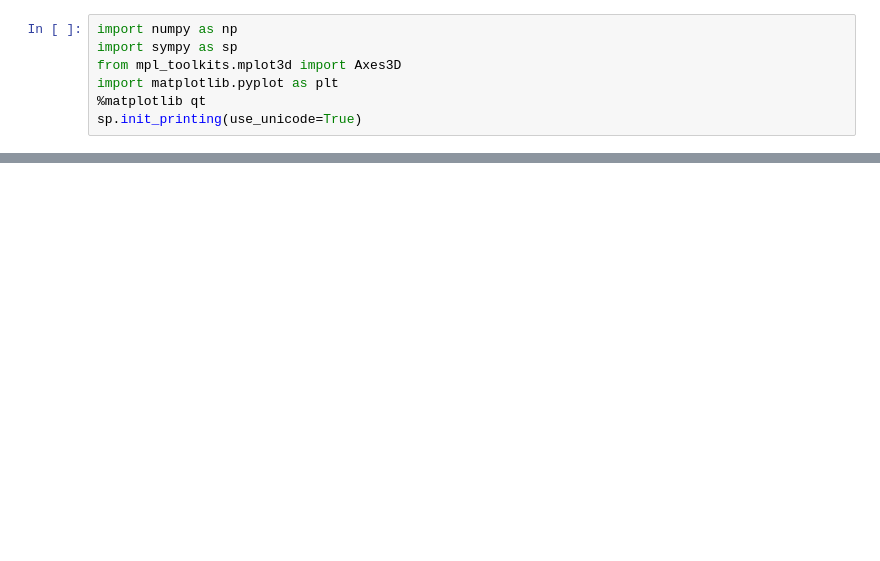
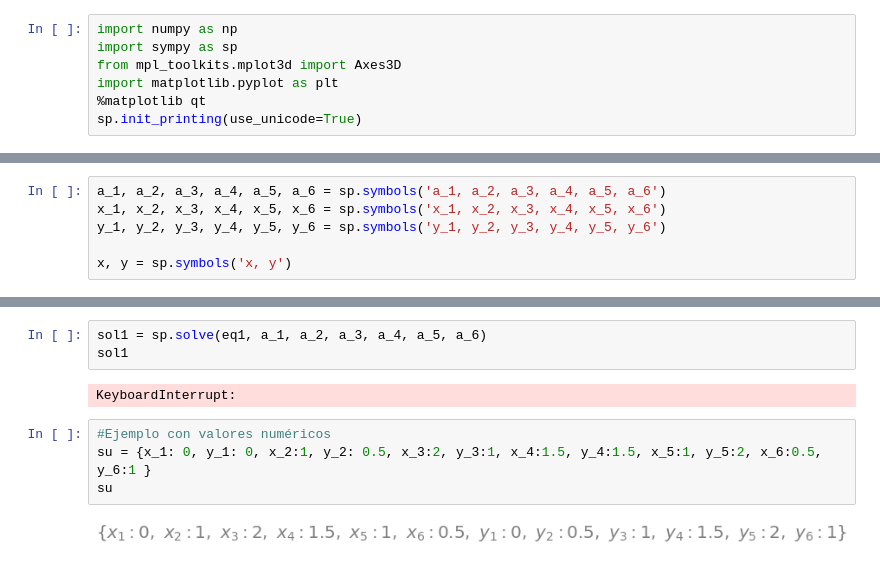
Before and after one commit to gdesirena/Elementos-Finitos, a Jupyter notebook: Modulo2/Capitulo-04/00_Funciones de Forma Cuadráticas_clase.ipynb, the cells around one changed output, grey strips where cells are left out. Cells and saved outputs as stored; diff of their text form; blank space fills up the shorter version.

```diff
--- a/Modulo2/Capitulo-04/00_Funciones de Forma Cuadráticas_clase.ipynb
+++ b/Modulo2/Capitulo-04/00_Funciones de Forma Cuadráticas_clase.ipynb
@@ -9,0 +8,6 @@ sp.init_printing(use_unicode=True)
+# %%
+a_1, a_2, a_3, a_4, a_5, a_6 = sp.symbols('a_1, a_2, a_3, a_4, a_5, a_6')
+x_1, x_2, x_3, x_4, x_5, x_6 = sp.symbols('x_1, x_2, x_3, x_4, x_5, x_6')
+y_1, y_2, y_3, y_4, y_5, y_6 = sp.symbols('y_1, y_2, y_3, y_4, y_5, y_6')
+
+x, y = sp.symbols('x, y')
@@ -9,0 +25,11 @@ sp.init_printing(use_unicode=True)
+# %%
+sol1 = sp.solve(eq1, a_1, a_2, a_3, a_4, a_5, a_6)
+sol1
+# %% [output]
+KeyboardInterrupt:
+# %%
+#Ejemplo con valores numéricos
+su = {x_1: 0, y_1: 0, x_2:1, y_2: 0.5, x_3:2, y_3:1, x_4:1.5, y_4:1.5, x_5:1, y_5:2, x_6:0.5, y_6:1 }
+su
+# %% [output]
+[figure, added]
```
Also changed, not shown: parts of 7 cells of this notebook, 4 other files.
